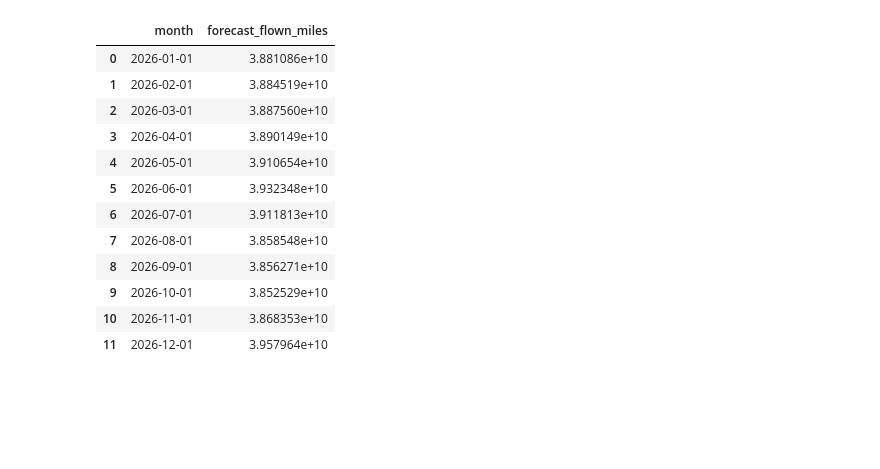
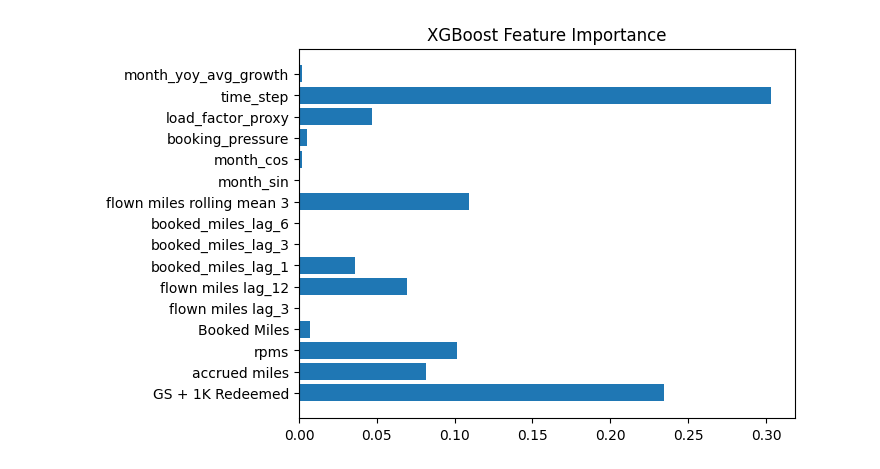
Before and after one commit to kkhushi03/Miles_Forecasting, a Jupyter notebook: Miles_Forecast_XGB/02_miles_forecasting.ipynb, the cells around one changed output. Cells and saved outputs as stored; diff of their text form; code cells hidden in the pictures; blank space fills up the shorter version.

Commit message:
okay finally something good xd

```diff
--- a/Miles_Forecast_XGB/02_miles_forecasting.ipynb
+++ b/Miles_Forecast_XGB/02_miles_forecasting.ipynb
@@ -125,18 +171,7 @@ Test MAPE: 9.16%
 # %%
-final_train_df = df[df["year"] <= 2025]
-
-X_final = final_train_df[FEATURES]
-y_final = final_train_df[TARGET]
-
-final_model = XGBRegressor(
-    n_estimators=model.n_estimators,
-    max_depth=4,
-    learning_rate=0.03,
-    subsample=0.8,
-    colsample_bytree=0.8,
-    objective="reg:squarederror",
-    random_state=42
-)
-
-final_model.fit(X_final, y_final)
+#turning it into a percerntage error
+actuals_arr = np.array(actuals)
+preds_arr = np.array(predictions)
+mape = np.mean(np.abs((actuals_arr - preds_arr) / actuals_arr)) * 100
+print(f"MAPE: {mape:.2f}%")
 # %% [output]
@@ -154,10 +179,11 @@ XGBRegressor(base_score=None, booster=None, callbacks=None,
 # %%
-future_months = pd.date_range(
-    start="2026-01-01",
-    end="2026-12-01",
-    freq="MS"
+xgb_model = XGBRegressor(
+    n_estimators=400,
+    learning_rate=0.05,
+    max_depth=4,
+    subsample=0.7,
+    colsample_bytree=0.7,
+    objective="reg:squarederror",
+    random_state=42
 )
-
-df_2026 = pd.DataFrame({"month": future_months})
-df_2026["year"] = df_2026["month"].dt.year
-df_2026["month_index"] = df_2026["month"].dt.month
+final_model.fit(df_model[FEATURES], df_model[TARGET])
@@ -172 +261,8 @@ df_2026["time_step"] = np.arange(
+# %%
+#just testing some important features importance to understand which features are driving the predictions the most
+plt.barh(FEATURES, final_model.feature_importances_)
+plt.title("XGBoost Feature Importance")
+plt.show()
+# %% [output]
+[figure, added]
 # %%
@@ -191,16 +277,0 @@ df_2026["forecast_flown_miles"] = final_model.predict(
-# %%
-df_2026[["month", "forecast_flown_miles"]]
-# %% [output]
-|  | month | forecast_flown_miles |
-| 0 | 2026-01-01 | 3.881086e+10 |
-| 1 | 2026-02-01 | 3.884519e+10 |
-| 2 | 2026-03-01 | 3.887560e+10 |
-| 3 | 2026-04-01 | 3.890149e+10 |
-| 4 | 2026-05-01 | 3.910654e+10 |
-| 5 | 2026-06-01 | 3.932348e+10 |
-| 6 | 2026-07-01 | 3.911813e+10 |
-| 7 | 2026-08-01 | 3.858548e+10 |
-| 8 | 2026-09-01 | 3.856271e+10 |
-| 9 | 2026-10-01 | 3.852529e+10 |
-| 10 | 2026-11-01 | 3.868353e+10 |
-| 11 | 2026-12-01 | 3.957964e+10 |
```
Also changed, not shown: parts of 24 cells of this notebook, 1 other file.
